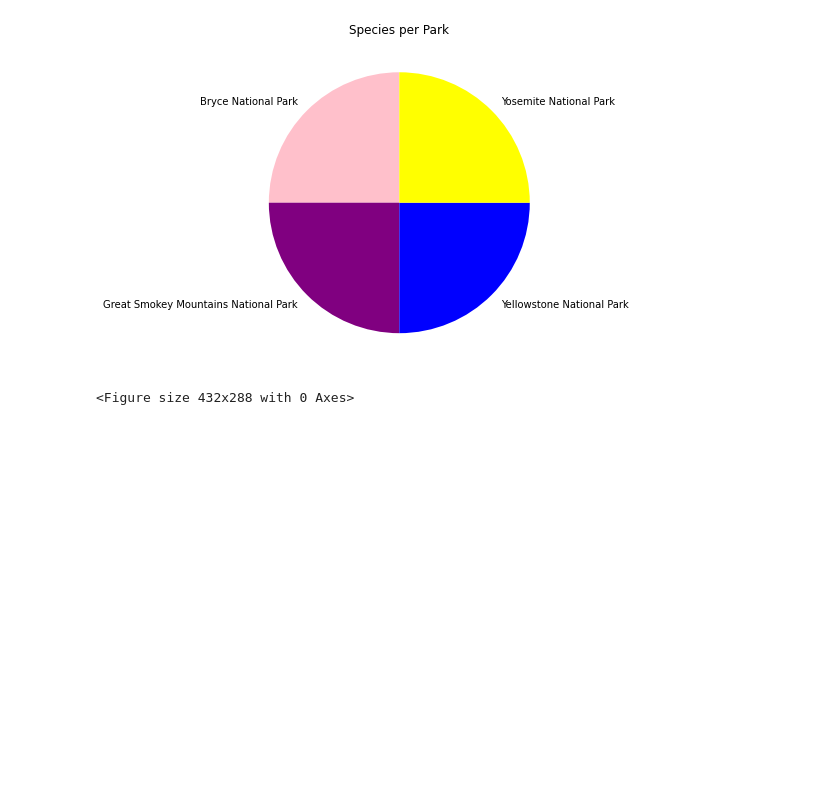
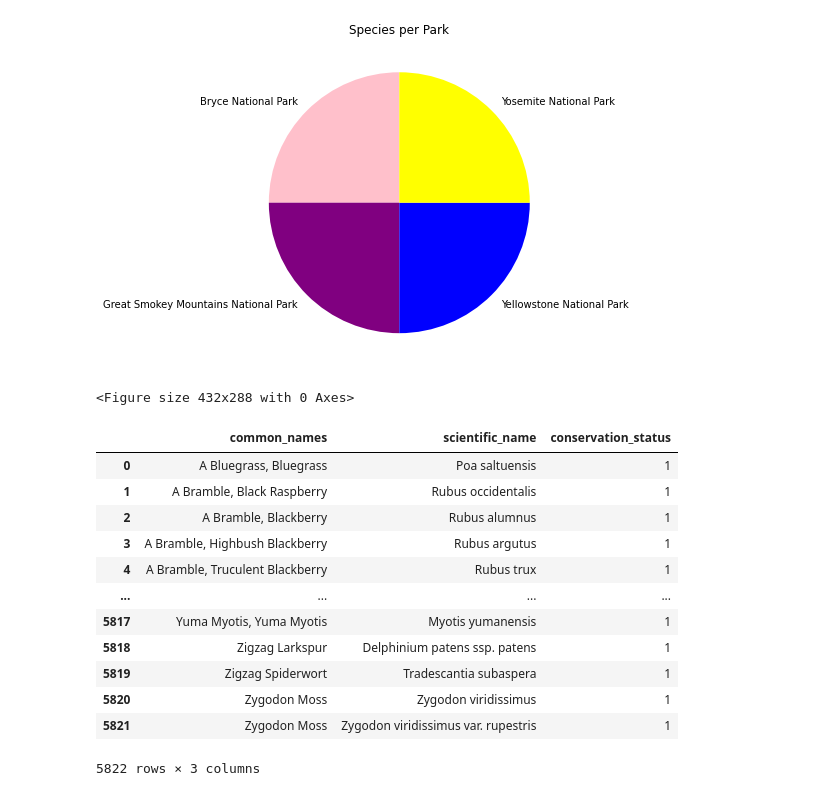
Before and after one commit to Mone12/endangered-species, a Jupyter notebook: endangered.ipynb, the cells around one changed output. Cells and saved outputs as stored; diff of their text form; code cells hidden in the pictures; blank space fills up the shorter version.

```diff
--- a/endangered.ipynb
+++ b/endangered.ipynb
@@ -160,3 +176,20 @@ plt.savefig("spec_park_pie.png")
 <Figure size 432x288 with 0 Axes>
 # %%
 ## To find out more about the endangered mammals at the park, I will join the table with common names.
+# %%
+comm_names = df.groupby(['common_names','scientific_name'], as_index=False)['conservation_status'].count()
+comm_names
+# %% [output]
+|  | common_names | scientific_name | conservation_status |
+| 0 | A Bluegrass, Bluegrass | Poa saltuensis | 1 |
+| 1 | A Bramble, Black Raspberry | Rubus occidentalis | 1 |
+| 2 | A Bramble, Blackberry | Rubus alumnus | 1 |
+| 3 | A Bramble, Highbush Blackberry | Rubus argutus | 1 |
+| 4 | A Bramble, Truculent Blackberry | Rubus trux | 1 |
+| ... | ... | ... | ... |
+| 5817 | Yuma Myotis, Yuma Myotis | Myotis yumanensis | 1 |
+| 5818 | Zigzag Larkspur | Delphinium patens ssp. patens | 1 |
+| 5819 | Zigzag Spiderwort | Tradescantia subaspera | 1 |
+| 5820 | Zygodon Moss | Zygodon viridissimus | 1 |
+| 5821 | Zygodon Moss | Zygodon viridissimus var. rupestris | 1 |
+5822 rows × 3 columns
```
Also changed, not shown: parts of 4 cells of this notebook, 1 other file.
